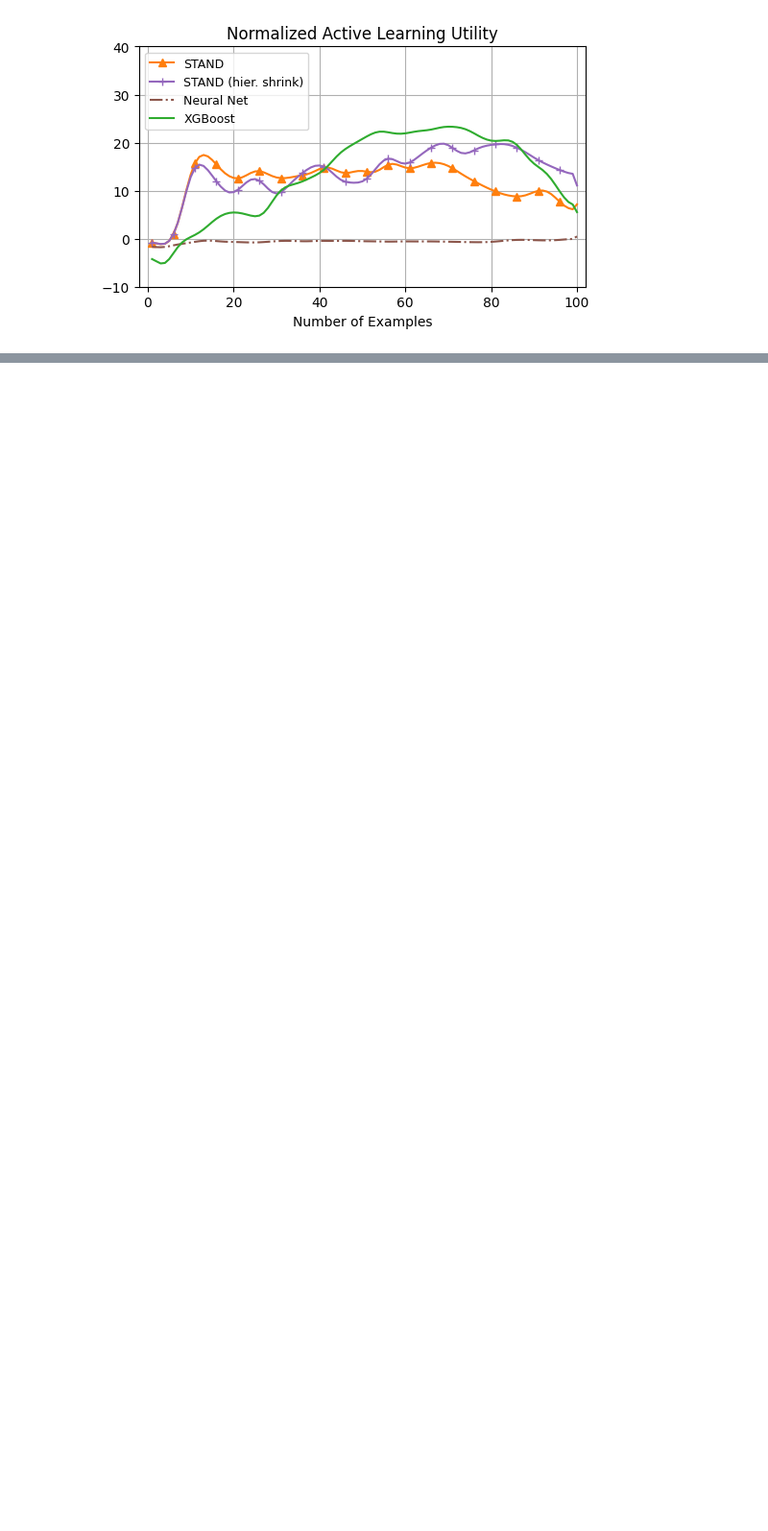
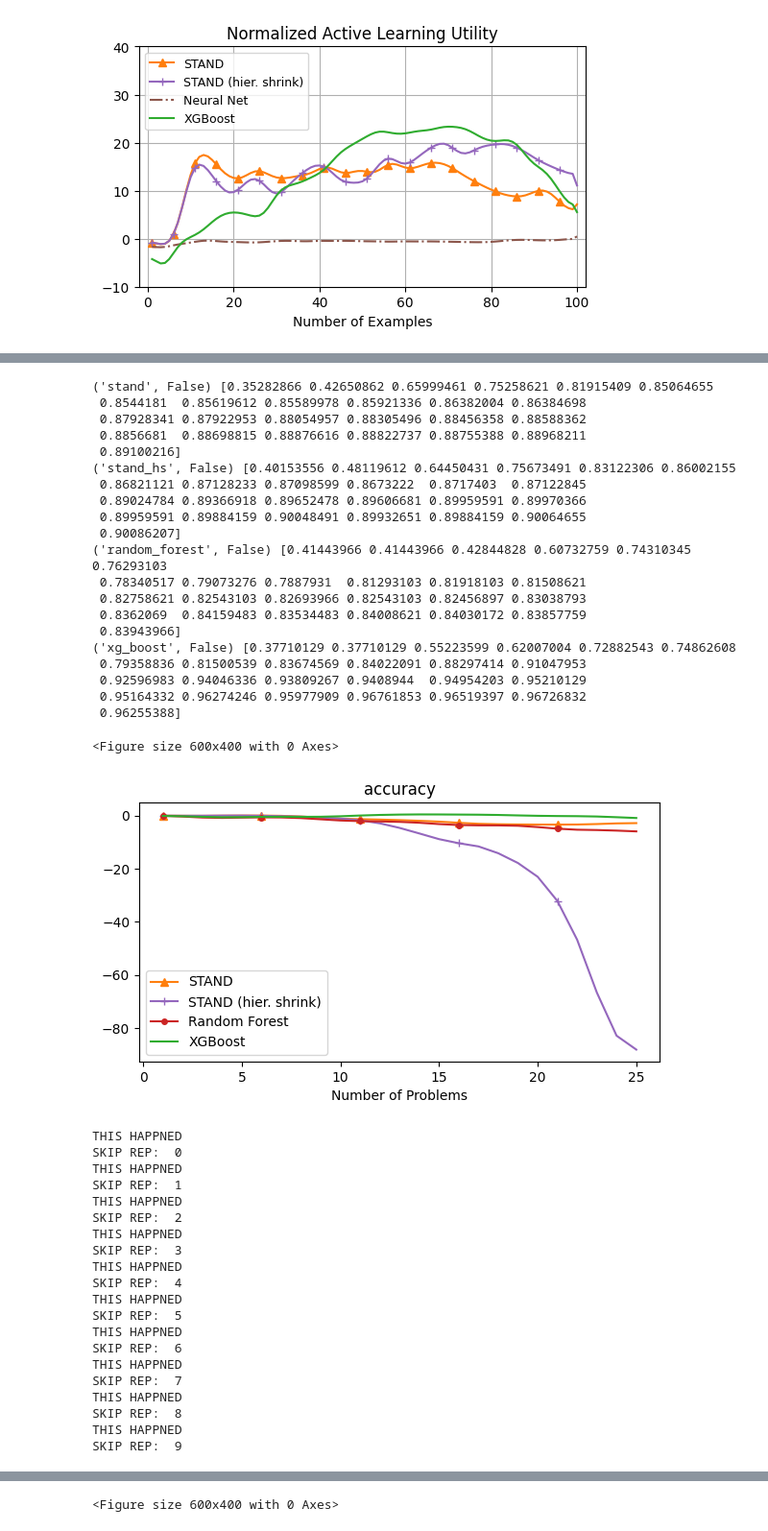
Before and after one commit to DannyWeitekamp/stand_eval, a Jupyter notebook: Sim Plots.ipynb, the cells around one changed output, grey strips where cells are left out. Shown at 96% size. Cells and saved outputs as stored; diff of their text form; code cells hidden in the pictures; blank space fills up the shorter version.

```diff
--- a/Sim Plots.ipynb
+++ b/Sim Plots.ipynb
@@ -557,0 +788,46 @@ TypeError: gen_synthetic_dnf_data() got an unexpected keyword argument 'neg_conj
+# %%
+ai2t_plot_diff(stats_by_cond(frac_conditions, "completeness"), stats_by_cond(frac_conditions_active, "completeness"))
+ai2t_plot_diff(stats_by_cond(mc_conditions, "completeness"), stats_by_cond(mc_conditions_active, "completeness"))
+# %% [output]
+('stand', False) [0.35282866 0.42650862 0.65999461 0.75258621 0.81915409 0.85064655
+ 0.8544181  0.85619612 0.85589978 0.85921336 0.86382004 0.86384698
+ 0.87928341 0.87922953 0.88054957 0.88305496 0.88456358 0.88588362
+ 0.8856681  0.88698815 0.88876616 0.88822737 0.88755388 0.88968211
+ 0.89100216]
+('stand_hs', False) [0.40153556 0.48119612 0.64450431 0.75673491 0.83122306 0.86002155
+ 0.86821121 0.87128233 0.87098599 0.8673222  0.8717403  0.87122845
+ 0.89024784 0.89366918 0.89652478 0.89606681 0.89959591 0.89970366
+ 0.89959591 0.89884159 0.90048491 0.89932651 0.89884159 0.90064655
+ 0.90086207]
+('random_forest', False) [0.41443966 0.41443966 0.42844828 0.60732759 0.74310345 0.76293103
+ 0.78340517 0.79073276 0.7887931  0.81293103 0.81918103 0.81508621
+ 0.82758621 0.82543103 0.82693966 0.82543103 0.82456897 0.83038793
+ 0.8362069  0.84159483 0.83534483 0.84008621 0.84030172 0.83857759
+ 0.83943966]
+('xg_boost', False) [0.37710129 0.37710129 0.55223599 0.62007004 0.72882543 0.74862608
+ 0.79358836 0.81500539 0.83674569 0.84022091 0.88297414 0.91047953
+ 0.92596983 0.94046336 0.93809267 0.9408944  0.94954203 0.95210129
+ 0.95164332 0.96274246 0.95977909 0.96761853 0.96519397 0.96726832
+ 0.96255388]
+<Figure size 600x400 with 0 Axes>
+[figure, added]
+THIS HAPPNED
+SKIP REP:  0
+THIS HAPPNED
+SKIP REP:  1
+THIS HAPPNED
+SKIP REP:  2
+THIS HAPPNED
+SKIP REP:  3
+THIS HAPPNED
+SKIP REP:  4
+THIS HAPPNED
+SKIP REP:  5
+THIS HAPPNED
+SKIP REP:  6
+THIS HAPPNED
+SKIP REP:  7
+THIS HAPPNED
+SKIP REP:  8
+THIS HAPPNED
+SKIP REP:  9
@@ -557,0 +843 @@ TypeError: gen_synthetic_dnf_data() got an unexpected keyword argument 'neg_conj
+<Figure size 600x400 with 0 Axes>
```
Also changed, not shown: parts of 13 cells of this notebook, 17 other files.
